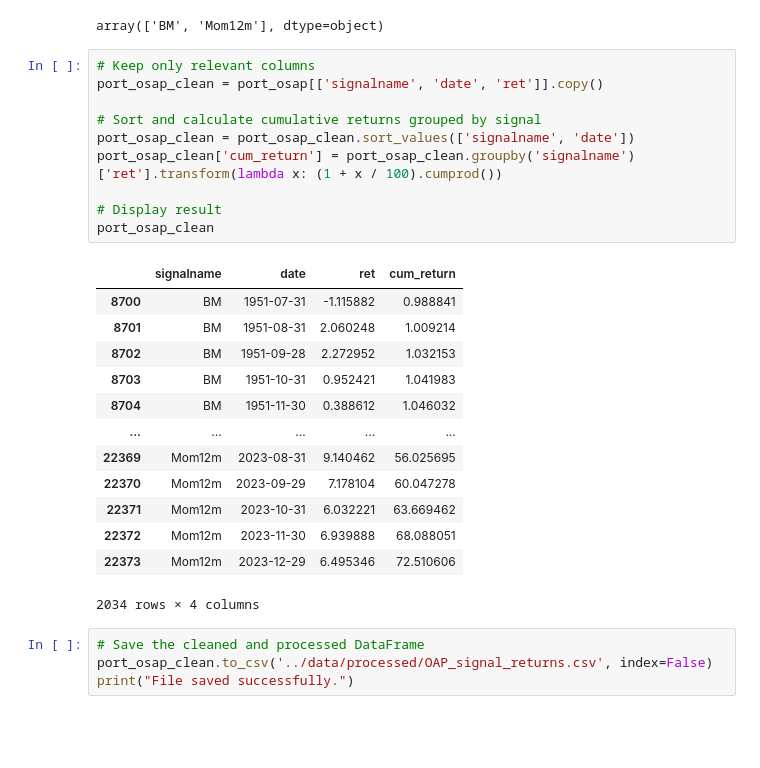
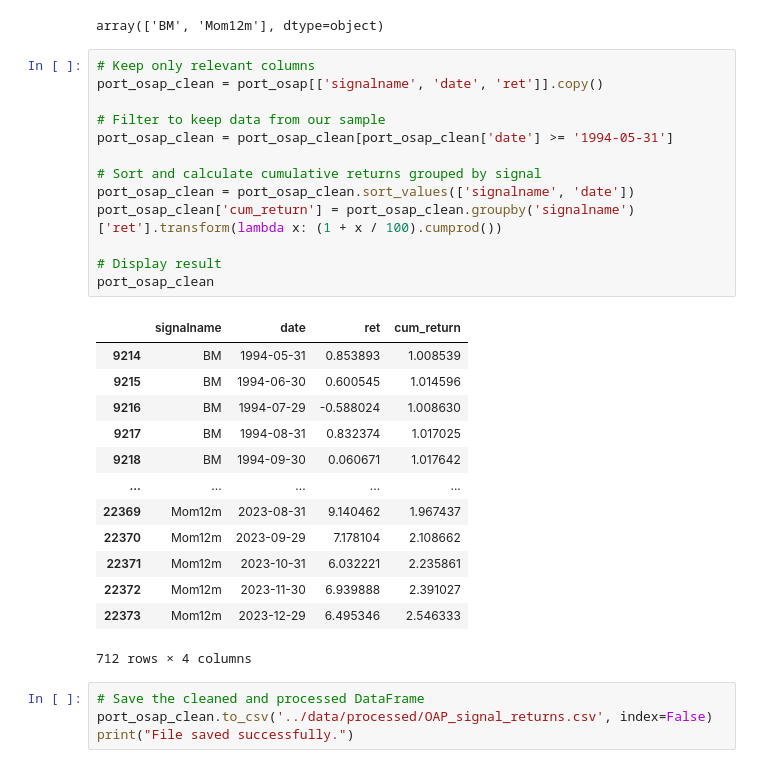
Before and after one commit to ank225git/lazy-prices_replication, a Jupyter notebook: util/get_OAP_data.ipynb, the cells around one changed output. Cells and saved outputs as stored; diff of their text form; blank space fills up the shorter version.

Commit message:
filtered OAP data for calculating cumulative return, uprated analysis

```diff
--- a/util/get_OAP_data.ipynb
+++ b/util/get_OAP_data.ipynb
@@ -42,27 +42,30 @@ array(['BM', 'Mom12m'], dtype=object)
 # %%
 # Keep only relevant columns
 port_osap_clean = port_osap[['signalname', 'date', 'ret']].copy()
+
+# Filter to keep data from our sample
+port_osap_clean = port_osap_clean[port_osap_clean['date'] >= '1994-05-31']
 
 # Sort and calculate cumulative returns grouped by signal
 port_osap_clean = port_osap_clean.sort_values(['signalname', 'date'])
 port_osap_clean['cum_return'] = port_osap_clean.groupby('signalname')['ret'].transform(lambda x: (1 + x / 100).cumprod())
 
 # Display result
 port_osap_clean
 # %% [output]
 |  | signalname | date | ret | cum_return |
-| 8700 | BM | 1951-07-31 | -1.115882 | 0.988841 |
-| 8701 | BM | 1951-08-31 | 2.060248 | 1.009214 |
-| 8702 | BM | 1951-09-28 | 2.272952 | 1.032153 |
-| 8703 | BM | 1951-10-31 | 0.952421 | 1.041983 |
-| 8704 | BM | 1951-11-30 | 0.388612 | 1.046032 |
+| 9214 | BM | 1994-05-31 | 0.853893 | 1.008539 |
+| 9215 | BM | 1994-06-30 | 0.600545 | 1.014596 |
+| 9216 | BM | 1994-07-29 | -0.588024 | 1.008630 |
+| 9217 | BM | 1994-08-31 | 0.832374 | 1.017025 |
+| 9218 | BM | 1994-09-30 | 0.060671 | 1.017642 |
 | ... | ... | ... | ... | ... |
-| 22369 | Mom12m | 2023-08-31 | 9.140462 | 56.025695 |
-| 22370 | Mom12m | 2023-09-29 | 7.178104 | 60.047278 |
-| 22371 | Mom12m | 2023-10-31 | 6.032221 | 63.669462 |
-| 22372 | Mom12m | 2023-11-30 | 6.939888 | 68.088051 |
-| 22373 | Mom12m | 2023-12-29 | 6.495346 | 72.510606 |
+| 22369 | Mom12m | 2023-08-31 | 9.140462 | 1.967437 |
+| 22370 | Mom12m | 2023-09-29 | 7.178104 | 2.108662 |
+| 22371 | Mom12m | 2023-10-31 | 6.032221 | 2.235861 |
+| 22372 | Mom12m | 2023-11-30 | 6.939888 | 2.391027 |
+| 22373 | Mom12m | 2023-12-29 | 6.495346 | 2.546333 |
-2034 rows × 4 columns
+712 rows × 4 columns
 # %%
 # Save the cleaned and processed DataFrame
 port_osap_clean.to_csv('../data/processed/OAP_signal_returns.csv', index=False)
```
Also changed, not shown: parts of 1 cell of this notebook, 1 other file.
